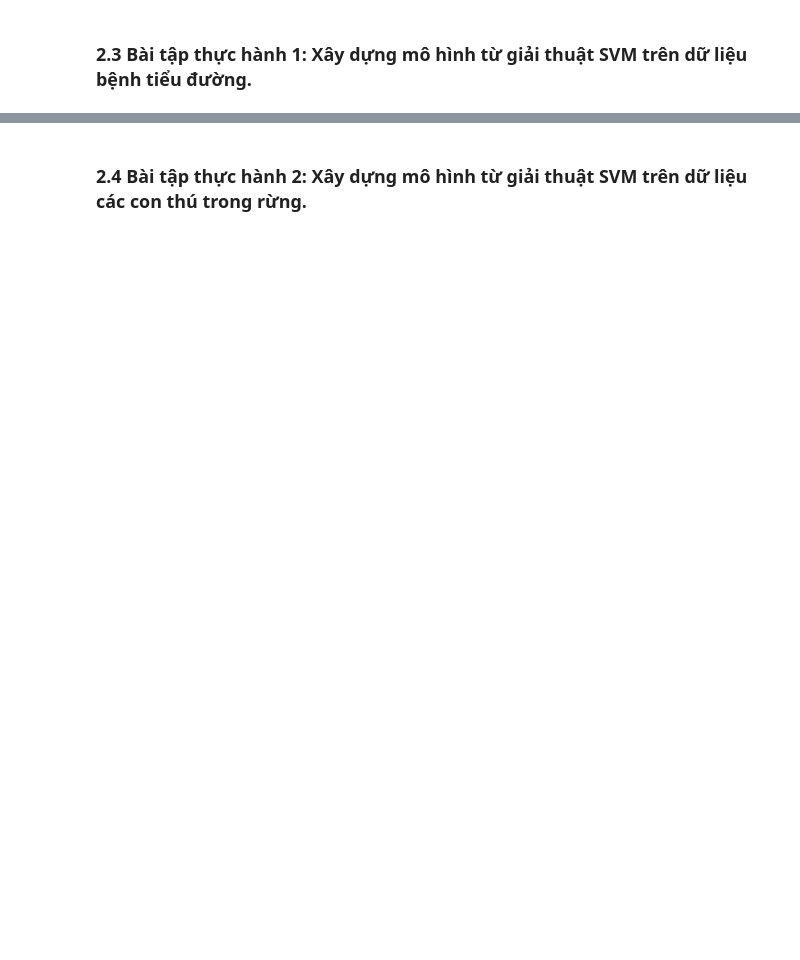
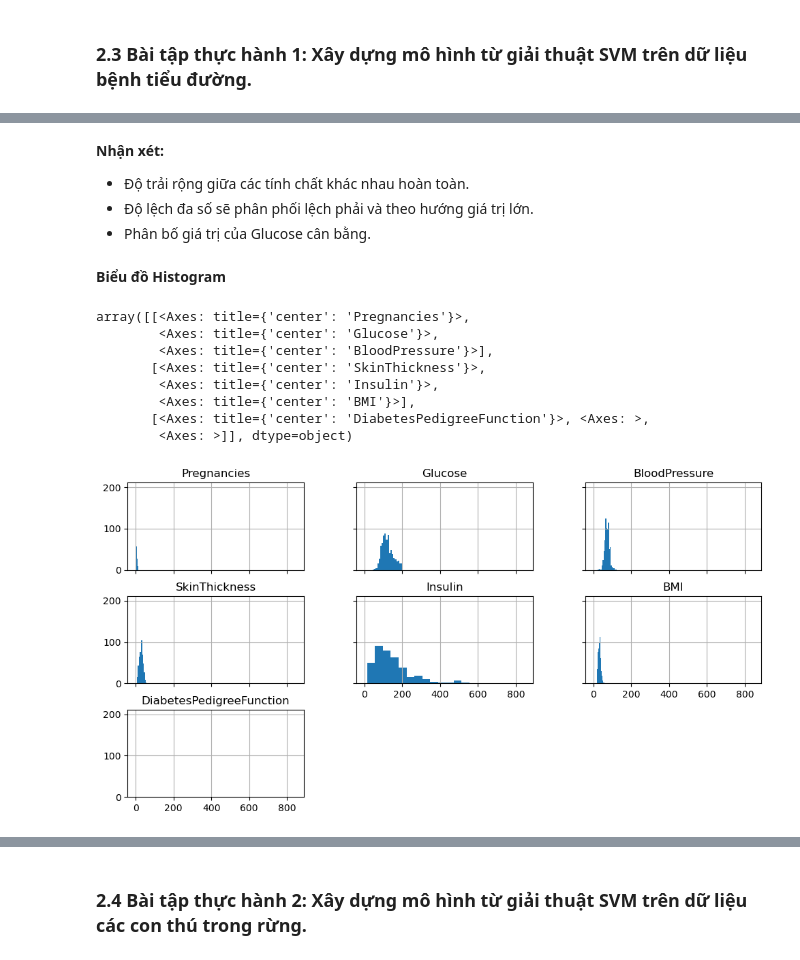
Before and after one commit to aquattda/LTT_DA, a Jupyter notebook: DA/DA06/2.2/2_2.ipynb, the cells around one changed output, grey strips where cells are left out. Cells and saved outputs as stored; diff of their text form; code cells hidden in the pictures; blank space fills up the shorter version.

```diff
--- a/DA/DA06/2.2/2_2.ipynb
+++ b/DA/DA06/2.2/2_2.ipynb
@@ -346,0 +756,19 @@ weighted avg       0.96      0.95      0.95       296
+# %% [markdown]
+**Nhận xét:**
+- Độ trải rộng giữa các tính chất khác nhau hoàn toàn.
+- Độ lệch đa số sẽ phân phối lệch phải và theo hướng giá trị lớn.
+- Phân bố giá trị của Glucose cân bằng.
+# %% [markdown]
+**Biểu đồ Histogram**
+# %%
+cols_f.hist(figsize=(12, 6), bins = 20, sharex = True, sharey = True)
+# %% [output]
+array([[<Axes: title={'center': 'Pregnancies'}>,
+        <Axes: title={'center': 'Glucose'}>,
+        <Axes: title={'center': 'BloodPressure'}>],
+       [<Axes: title={'center': 'SkinThickness'}>,
+        <Axes: title={'center': 'Insulin'}>,
+        <Axes: title={'center': 'BMI'}>],
+       [<Axes: title={'center': 'DiabetesPedigreeFunction'}>, <Axes: >,
+        <Axes: >]], dtype=object)
+[figure, added]
```
Also changed, not shown: parts of 142 cells of this notebook, 5 other files.
